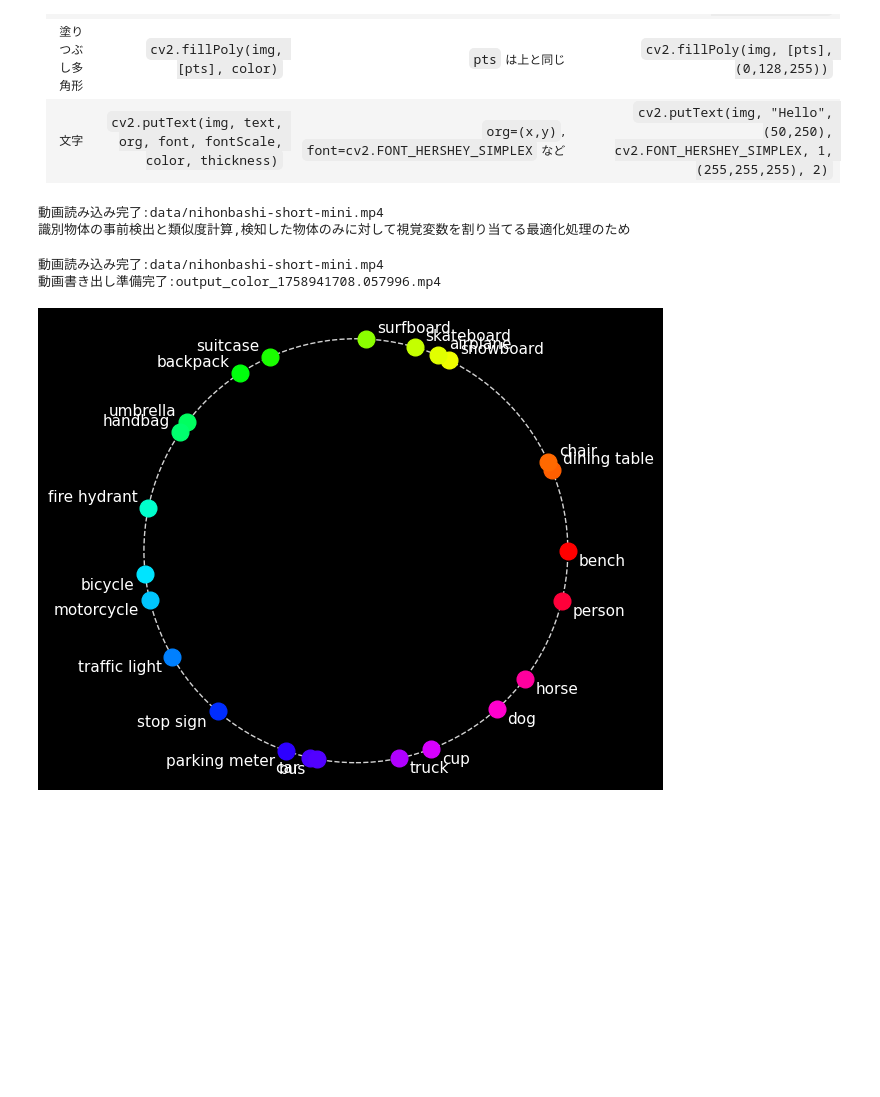
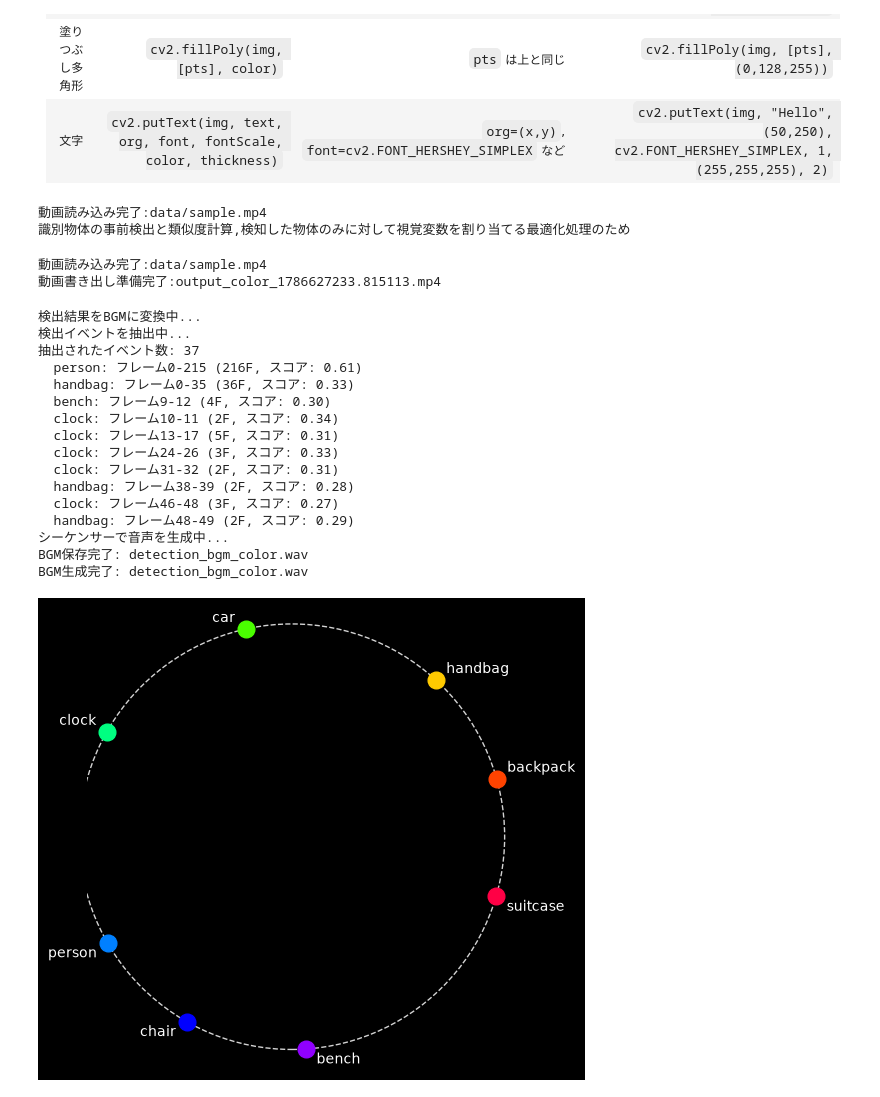
Before and after one commit to onu-onu/mov_recog, a Jupyter notebook: work.ipynb, the cells around one changed output. Drawn from its saved outputs; the diff is of its cells as text; code cells hidden in the pictures; blank space fills up the shorter version.

```diff
--- a/work.ipynb
+++ b/work.ipynb
@@ -18,10 +18,12 @@ from datetime import datetime
 warnings.filterwarnings("ignore", category=FutureWarning)
 # %%
 # video_path = 'data/shinjuku.mp4'
-video_path = 'data/nihonbashi-short-mini.mp4'
+# video_path = 'data/nihonbashi-short-mini.mp4'
+video_path = 'data/sample.mp4'
 mode = 'color'
 # mode = 'mono'
 # mode = 'v2'
+READ_FLAG = False
 # %%
 # ========= YOLOv5モデルのロード =========
 #   yolov5s.ptは自動でダウンロードされます
@@ -171,17 +361,18 @@ def hsv2bgr(h, s, v):
 # %%
-# ========= 動画ファイルの読み込み =========
-cap = cv2.VideoCapture(video_path)
-if not cap.isOpened():
-    print("動画が開けません。ファイルパスを確認してください。")
-    sys.exit(1)
-print(f'動画読み込み完了:{video_path}')
-# ========= 事前の物体識別 =========
-print('識別物体の事前検出と類似度計算,検知した物体のみに対して視覚変数を割り当てる最適化処理のため')
-cap.set(cv2.CAP_PROP_POS_FRAMES, 0) # 最初に戻す
-obj_dict = get_object_name_dict(cap)
-class_names = get_object_sim_dict(obj_dict)
+if not READ_FLAG:
+    # ========= 動画ファイルの読み込み =========
+    cap = cv2.VideoCapture(video_path)
+    if not cap.isOpened():
+        print("動画が開けません。ファイルパスを確認してください。")
+        sys.exit(1)
+    print(f'動画読み込み完了:{video_path}')
+    # ========= 事前の物体識別 =========
+    print('識別物体の事前検出と類似度計算,検知した物体のみに対して視覚変数を割り当てる最適化処理のため')
+    cap.set(cv2.CAP_PROP_POS_FRAMES, 0) # 最初に戻す
+    obj_dict = get_object_name_dict(cap)
+    class_names = get_object_sim_dict(obj_dict)
 # %% [output]
-動画読み込み完了:data/nihonbashi-short-mini.mp4
+動画読み込み完了:data/sample.mp4
 識別物体の事前検出と類似度計算,検知した物体のみに対して視覚変数を割り当てる最適化処理のため
 # %%
 def draw_class_sim(class_names):
@@ -282,8 +473,10 @@ def draw_info_on_mov(result_hist, frame, crnt_frame_num, class_names):
 
             # 検出枠
             color = hsv2bgr(hue, saturation, brightness) if mode == 'color' or mode == 'v2' else hsv2bgr(0, 0, brightness * damping_coef_2)
-            cv2.circle(transparent_layer, (cx, cy), r, color, -1)
-            cv2.circle(frame, (cx, cy), r, color, 1)
+            # personの場合は顔の位置に円を表示、その他は物体中心に表示
+            circle_y = (cy - int(h/3)) if label == 'person' else cy
+            cv2.circle(transparent_layer, (cx, circle_y), r, color, -1)
+            cv2.circle(frame, (cx, circle_y), r, color, 1)
 
             # テキスト
             font_size = 0.5
@@ -467,33 +660,56 @@ for _ in tqdm(range(total_frames)):
 
     vertical_vis_frame = draw_vertical_frame(vertical_vis_frame, result_hist[-1], frame_num, total_frames)
     display_frame[vertival_pos['y0']:vertival_pos['y1'], vertival_pos['x0']:vertival_pos['x1']] = vertical_vis_frame
 
     lateral_vis_frame = draw_lateral_frame(lateral_vis_frame, result_hist[-1], frame_num, total_frames)
     display_frame[lateral_pos['y0']:lateral_pos['y1'], lateral_pos['x0']:lateral_pos['x1']] = lateral_vis_frame
 
     mapping_frame = draw_mapping_frame(mapping_frame, result_hist[-1])
     display_frame[mapping_pos['y0']:mapping_pos['y1'], mapping_pos['x0']:mapping_pos['x1']] = mapping_frame
 
     display_frame[colorscale_pos['y0']:colorscale_pos['y1'], colorscale_pos['x0']:colorscale_pos['x1']] = colorscale_frame
 
 
     # ========= ウィンドウ表示 =========
     cv2.imshow("YOLOv5 Detection", display_frame)
 
     # ========= フレームを書き込み =========
     out.write(display_frame)
 
     # ========= qキーで途中終了 =========
     if cv2.waitKey(1) & 0xFF == ord('q'):
         break
 
     # time.sleep(3)
 
 # ========= 後処理 =========
 cap.release()
 out.release()
 cv2.destroyAllWindows()
+
+# ========= BGM生成 =========
+print("\n検出結果をBGMに変換中...")
+bgm_audio = create_bgm_from_results(result_hist, class_names, f"detection_bgm_{mode}.wav")
+print(f"BGM生成完了: detection_bgm_{mode}.wav")
+
+READ_FLAG = True
 # %% [output]
-動画読み込み完了:data/nihonbashi-short-mini.mp4
-動画書き出し準備完了:output_color_1758941708.057996.mp4
+動画読み込み完了:data/sample.mp4
+動画書き出し準備完了:output_color_1786627233.815113.mp4
+検出結果をBGMに変換中...
+検出イベントを抽出中...
+抽出されたイベント数: 37
+  person: フレーム0-215 (216F, スコア: 0.61)
+  handbag: フレーム0-35 (36F, スコア: 0.33)
+  bench: フレーム9-12 (4F, スコア: 0.30)
+  clock: フレーム10-11 (2F, スコア: 0.34)
+  clock: フレーム13-17 (5F, スコア: 0.31)
+  clock: フレーム24-26 (3F, スコア: 0.33)
+  clock: フレーム31-32 (2F, スコア: 0.31)
+  handbag: フレーム38-39 (2F, スコア: 0.28)
+  clock: フレーム46-48 (3F, スコア: 0.27)
+  handbag: フレーム48-49 (2F, スコア: 0.29)
+シーケンサーで音声を生成中...
+BGM保存完了: detection_bgm_color.wav
+BGM生成完了: detection_bgm_color.wav
-[figure, old version]
+[figure, new version]
```
Also changed, not shown: parts of 3 cells of this notebook, 2 other files.
